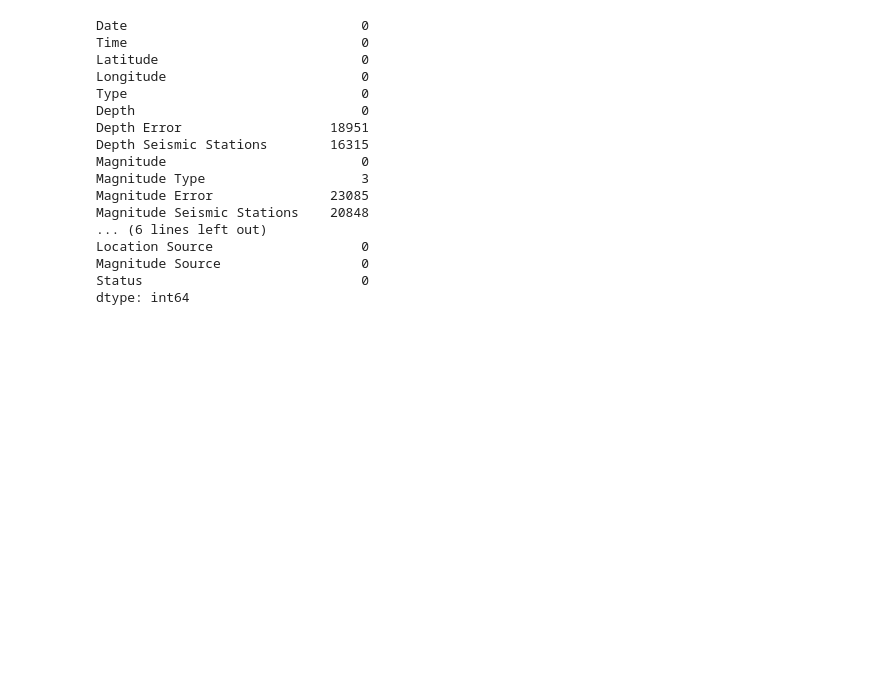
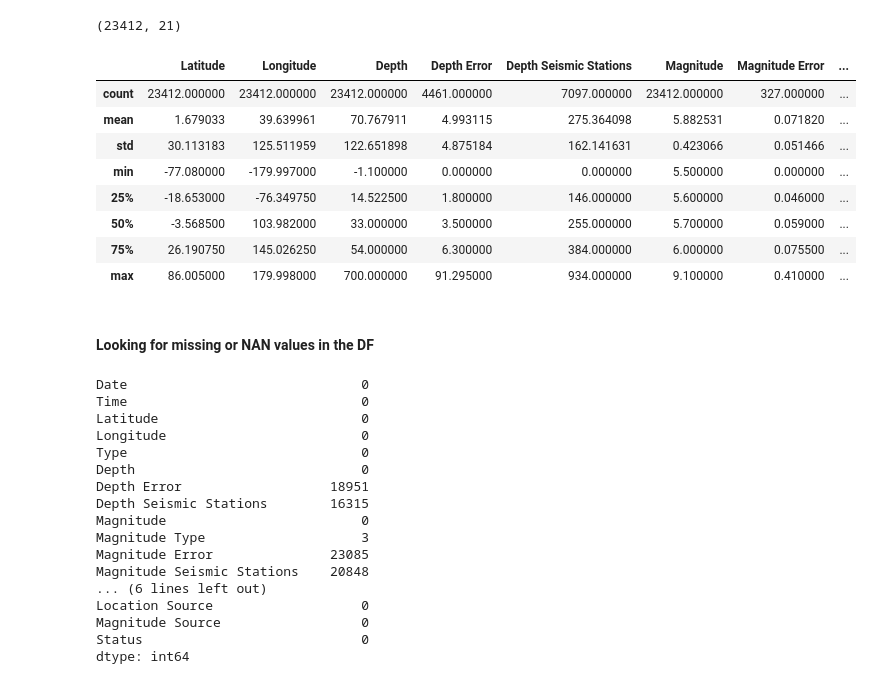
Before and after one commit to sotus30/Earthquakes_Central_America, a Jupyter notebook: Data Exploration 2.ipynb, the cells around one changed output. Saved outputs shown, nothing was run; the diff lists cells and outputs as text; code cells hidden in the pictures; blank space fills up the shorter version.

```diff
--- a/Data Exploration 2.ipynb
+++ b/Data Exploration 2.ipynb
@@ -11,3 +39,21 @@
+# %%
+df_eq1.shape
+# %% [output]
+(23412, 21)
+# %%
+df_eq1.describe()
+# %% [output]
+|  | Latitude | Longitude | Depth | Depth Error | Depth Seismic Stations | Magnitude | Magnitude Error | ... |
+| count | 23412.000000 | 23412.000000 | 23412.000000 | 4461.000000 | 7097.000000 | 23412.000000 | 327.000000 | ... |
+| mean | 1.679033 | 39.639961 | 70.767911 | 4.993115 | 275.364098 | 5.882531 | 0.071820 | ... |
+| std | 30.113183 | 125.511959 | 122.651898 | 4.875184 | 162.141631 | 0.423066 | 0.051466 | ... |
+| min | -77.080000 | -179.997000 | -1.100000 | 0.000000 | 0.000000 | 5.500000 | 0.000000 | ... |
+| 25% | -18.653000 | -76.349750 | 14.522500 | 1.800000 | 146.000000 | 5.600000 | 0.046000 | ... |
+| 50% | -3.568500 | 103.982000 | 33.000000 | 3.500000 | 255.000000 | 5.700000 | 0.059000 | ... |
+| 75% | 26.190750 | 145.026250 | 54.000000 | 6.300000 | 384.000000 | 6.000000 | 0.075500 | ... |
+| max | 86.005000 | 179.998000 | 700.000000 | 91.295000 | 934.000000 | 9.100000 | 0.410000 | ... |
+# %% [markdown]
+<h4> Looking for missing or NAN values in the DF
 # %%
 df_eq1.isnull().sum()
 # %% [output]
```
Also changed, not shown: parts of 54 cells of this notebook.
